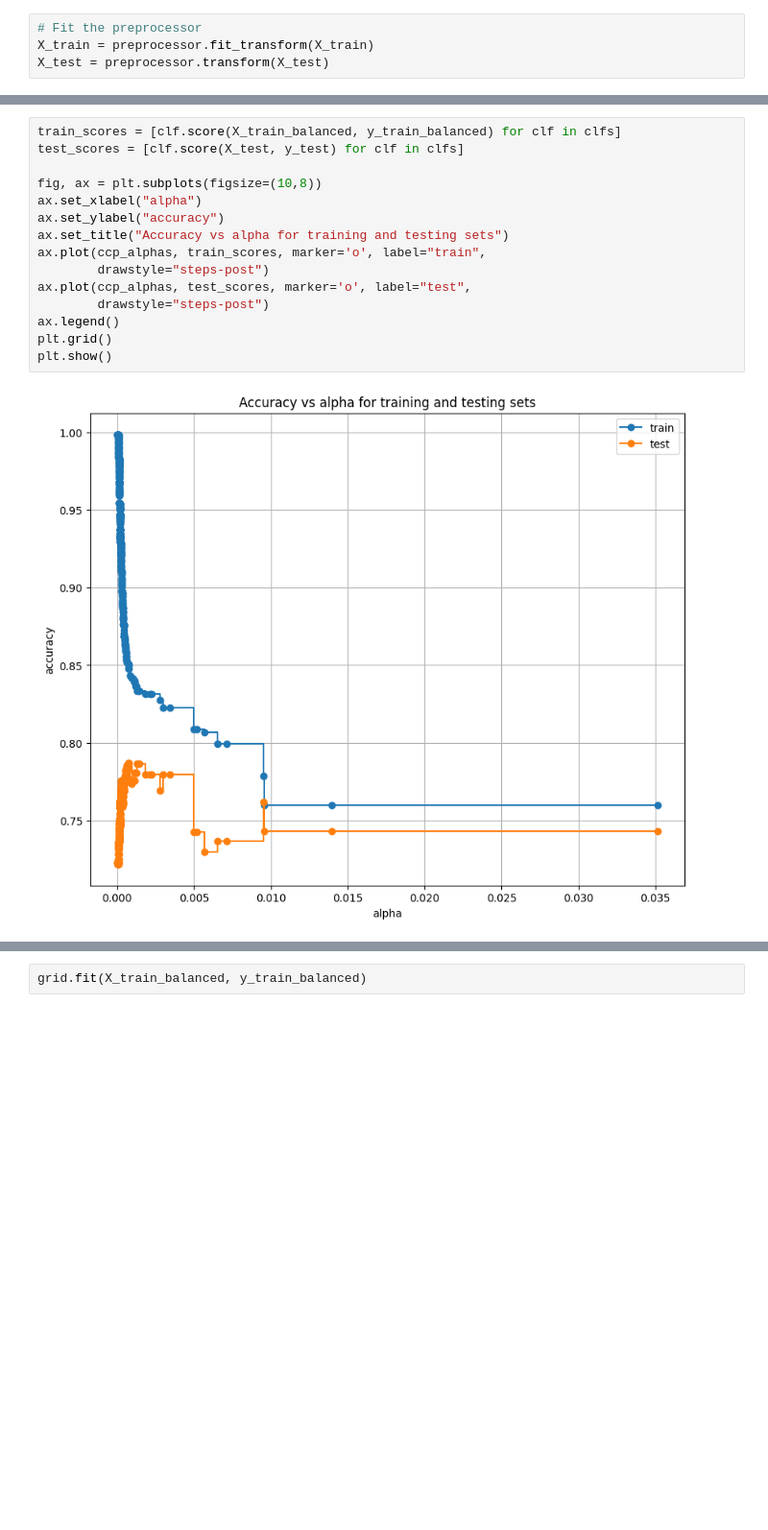
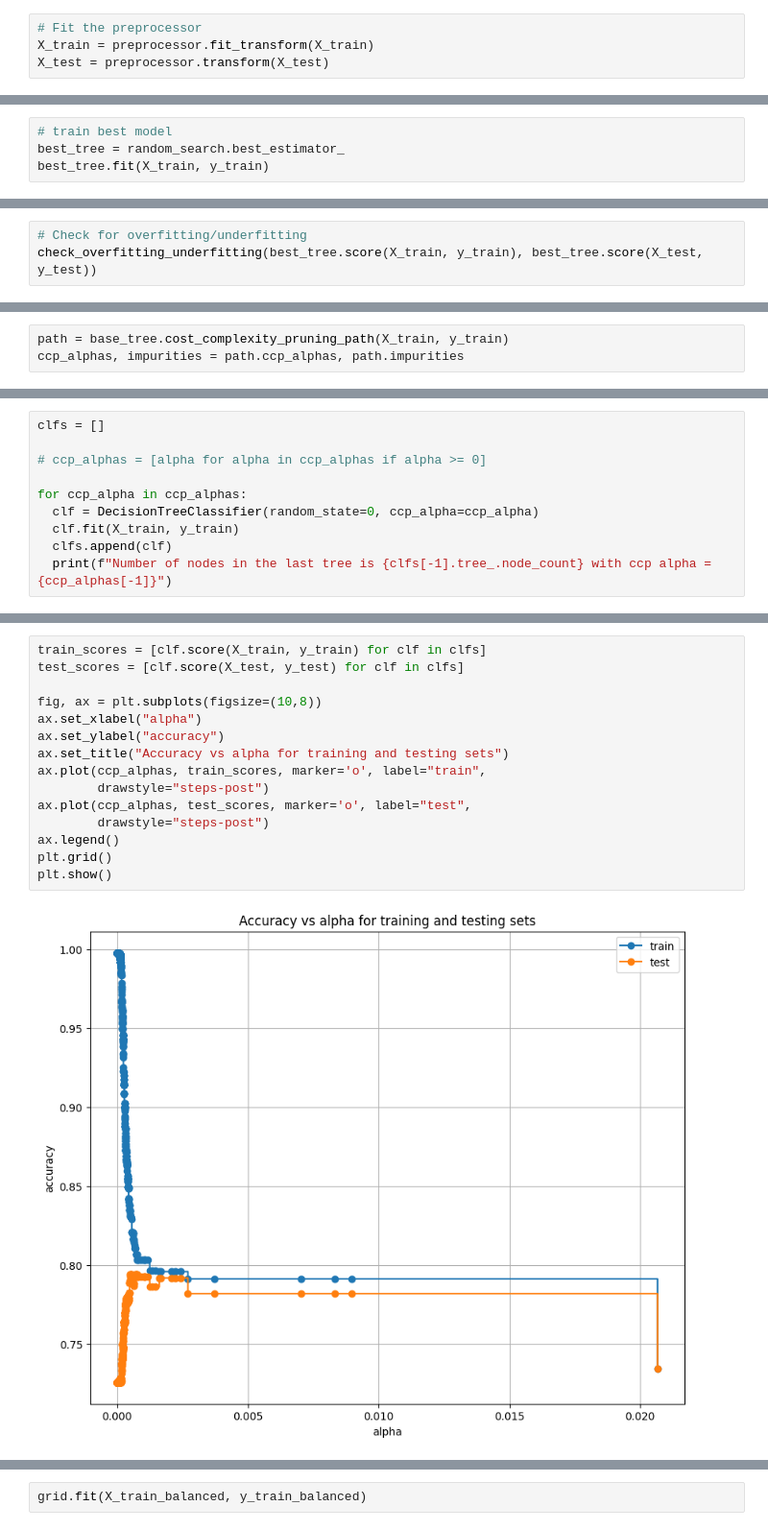
Before and after one commit to SeyedRumaiz/customer-telco-churn, a Jupyter notebook: notebooks/02b_Decision_Tree.ipynb, the cells around one changed output, grey strips where cells are left out. Shown at 96% size. Saved outputs shown, nothing was run; the diff lists cells and outputs as text; blank space fills up the shorter version.

Commit message:
Refactor decision trees: made code more organized

```diff
--- a/notebooks/02b_Decision_Tree.ipynb
+++ b/notebooks/02b_Decision_Tree.ipynb
@@ -251,0 +314,4 @@ Number of nodes in the last tree is 1 with ccp alpha = 0.1377229962026968
+# %%
+# train best model
+best_tree = random_search.best_estimator_
+best_tree.fit(X_train, y_train)
@@ -251,0 +348,3 @@ Number of nodes in the last tree is 1 with ccp alpha = 0.1377229962026968
+# %%
+# Check for overfitting/underfitting
+check_overfitting_underfitting(best_tree.score(X_train, y_train), best_tree.score(X_test, y_test))
@@ -251,0 +625,3 @@ Number of nodes in the last tree is 1 with ccp alpha = 0.1377229962026968
+# %%
+path = base_tree.cost_complexity_pruning_path(X_train, y_train)
+ccp_alphas, impurities = path.ccp_alphas, path.impurities
@@ -251,0 +638,10 @@ Number of nodes in the last tree is 1 with ccp alpha = 0.1377229962026968
+# %%
+clfs = []
+
+# ccp_alphas = [alpha for alpha in ccp_alphas if alpha >= 0]
+
+for ccp_alpha in ccp_alphas:
+  clf = DecisionTreeClassifier(random_state=0, ccp_alpha=ccp_alpha)
+  clf.fit(X_train, y_train)
+  clfs.append(clf)
+  print(f"Number of nodes in the last tree is {clfs[-1].tree_.node_count} with ccp alpha = {ccp_alphas[-1]}")
@@ -270,18 +684,18 @@ fig.tight_layout()
 # %%
-train_scores = [clf.score(X_train_balanced, y_train_balanced) for clf in clfs]
+train_scores = [clf.score(X_train, y_train) for clf in clfs]
 test_scores = [clf.score(X_test, y_test) for clf in clfs]
 
 fig, ax = plt.subplots(figsize=(10,8))
 ax.set_xlabel("alpha")
 ax.set_ylabel("accuracy")
 ax.set_title("Accuracy vs alpha for training and testing sets")
 ax.plot(ccp_alphas, train_scores, marker='o', label="train",
         drawstyle="steps-post")
 ax.plot(ccp_alphas, test_scores, marker='o', label="test",
         drawstyle="steps-post")
 ax.legend()
 plt.grid()
 plt.show()
 # %% [output]
-[figure, old version]
+[figure, new version]
 # %%
```
Also changed, not shown: parts of 102 cells of this notebook.
